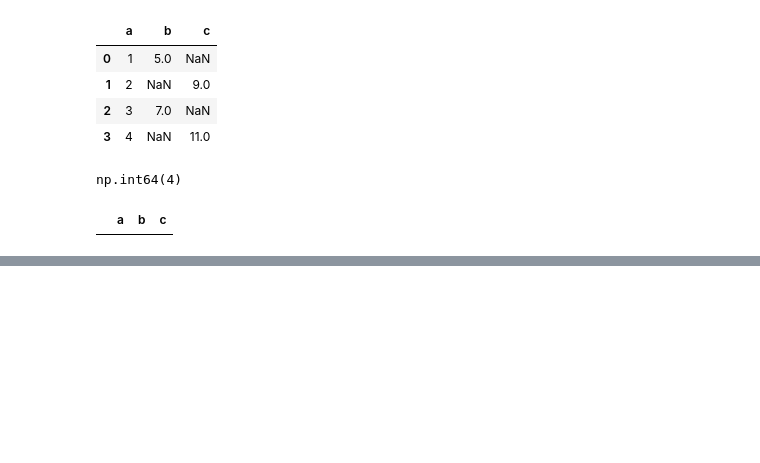
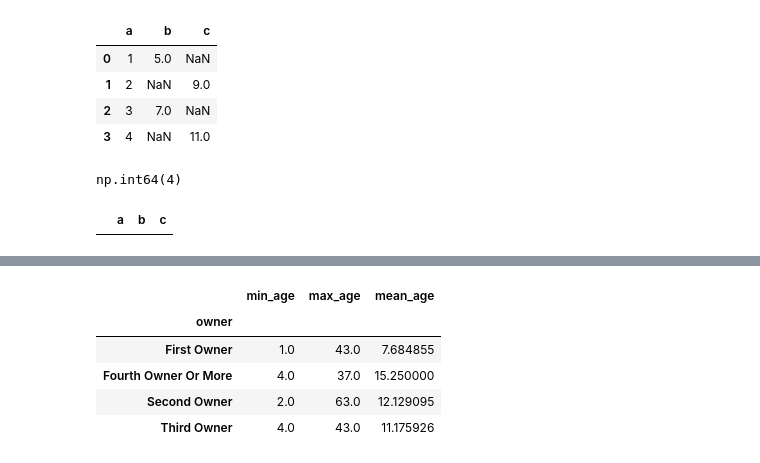
Before and after one commit to Akshatjangid/Python-Training, a Jupyter notebook: pandas/pandas.ipynb, the cells around one changed output, grey strips where cells are left out. Saved outputs shown, nothing was run; the diff lists cells and outputs as text; code cells hidden in the pictures; blank space fills up the shorter version.

```diff
--- a/pandas/pandas.ipynb
+++ b/pandas/pandas.ipynb
@@ -366,0 +401,10 @@ df.head(11)
+# %%
+## aggregate
+owner_group["age"].agg(min_age="min",max_age="max",mean_age="mean")
+# %% [output]
+|  | min_age | max_age | mean_age |
+| owner |  |  |  |
+| First Owner | 1.0 | 43.0 | 7.684855 |
+| Fourth Owner Or More | 4.0 | 37.0 | 15.250000 |
+| Second Owner | 2.0 | 63.0 | 12.129095 |
+| Third Owner | 4.0 | 43.0 | 11.175926 |
```
Also changed, not shown: parts of 23 cells of this notebook, 7 other files.
